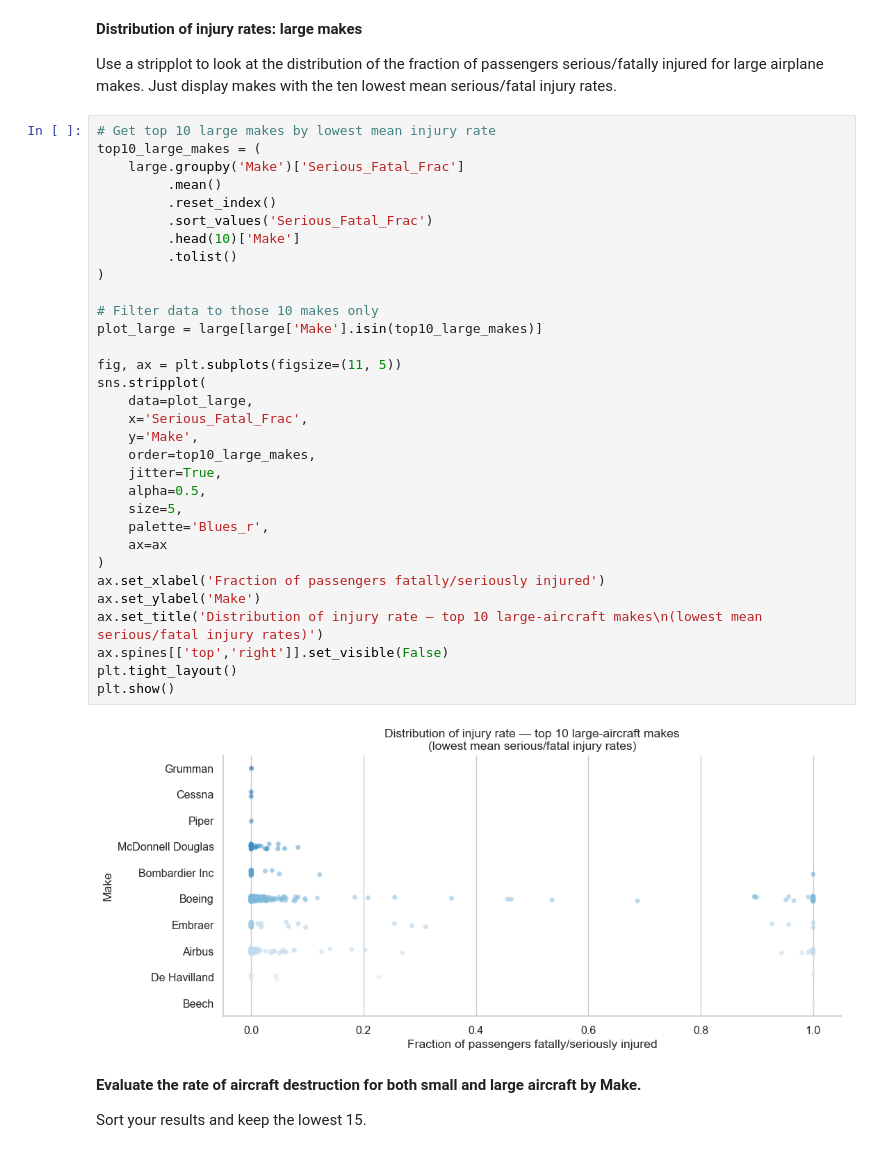
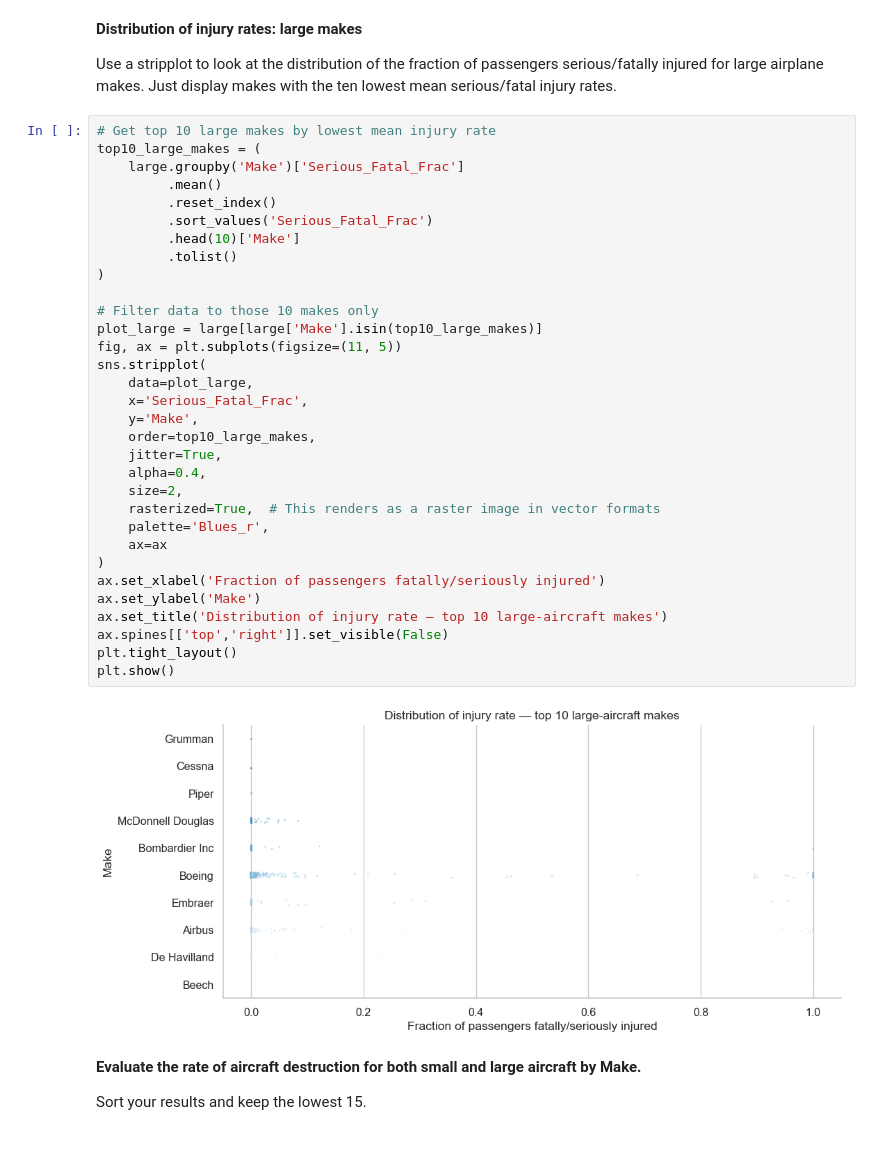
Before and after one commit to janemurungi2-creator/dsc-course0-m8-lab, a Jupyter notebook: Aviation_Accidents_Data_Analysis.ipynb, the cells around one changed output. Cells and saved outputs as stored; diff of their text form.

Commit message:
Fix stripplot flickering by adding rasterized=True parameter

```diff
--- a/Aviation_Accidents_Data_Analysis.ipynb
+++ b/Aviation_Accidents_Data_Analysis.ipynb
@@ -201,37 +201,37 @@ Use a stripplot to look at the distribution of the fraction of passengers seriou
 # %%
 # Get top 10 large makes by lowest mean injury rate
 top10_large_makes = (
     large.groupby('Make')['Serious_Fatal_Frac']
          .mean()
          .reset_index()
          .sort_values('Serious_Fatal_Frac')
          .head(10)['Make']
          .tolist()
 )
 
 # Filter data to those 10 makes only
 plot_large = large[large['Make'].isin(top10_large_makes)]
-
 fig, ax = plt.subplots(figsize=(11, 5))
 sns.stripplot(
     data=plot_large,
     x='Serious_Fatal_Frac',
     y='Make',
     order=top10_large_makes,
     jitter=True,
-    alpha=0.5,
-    size=5,
+    alpha=0.4,
+    size=2,
+    rasterized=True,  # This renders as a raster image in vector formats
     palette='Blues_r',
     ax=ax
 )
 ax.set_xlabel('Fraction of passengers fatally/seriously injured')
 ax.set_ylabel('Make')
-ax.set_title('Distribution of injury rate — top 10 large-aircraft makes\n(lowest mean serious/fatal injury rates)')
+ax.set_title('Distribution of injury rate — top 10 large-aircraft makes')
 ax.spines[['top','right']].set_visible(False)
 plt.tight_layout()
 plt.show()
 # %% [output]
-[figure, old version]
+[figure, new version]
 # %% [markdown]
 **Evaluate the rate of aircraft destruction for both small and large aircraft by Make.**
 
```
